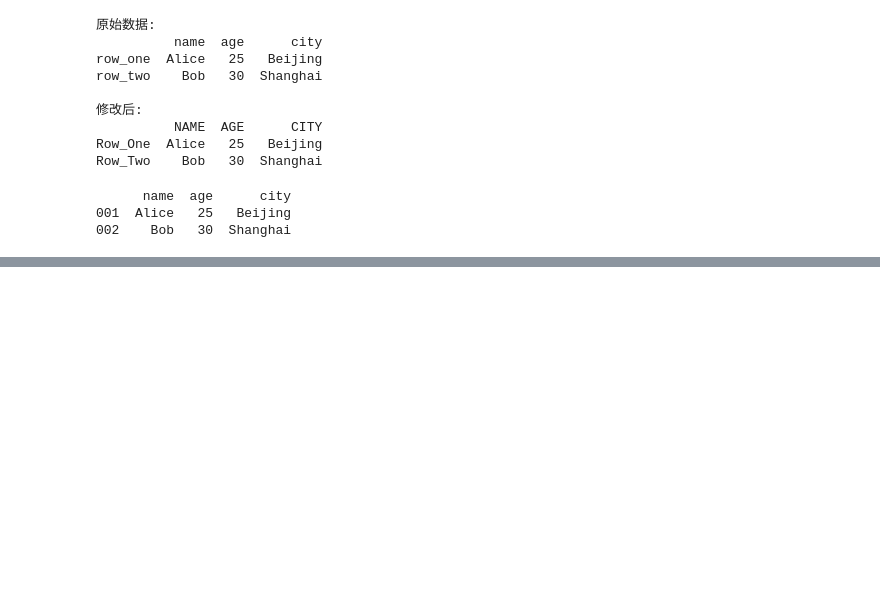
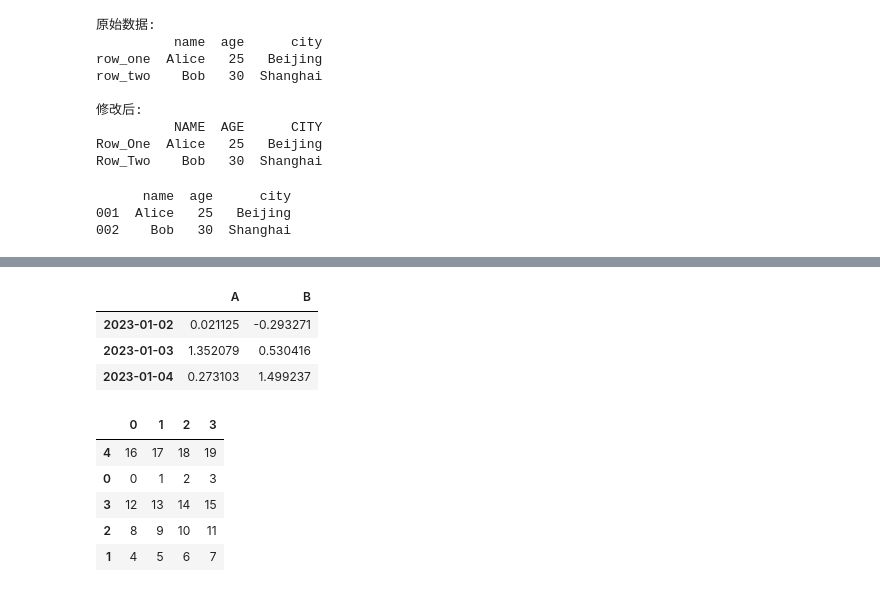
Before and after one commit to MAZIZHUO/my_project, a Jupyter notebook: 09_pyda-2e_study/07_data_cleaning_and_preparation.ipynb, the cells around one changed output, grey strips where cells are left out. Saved outputs shown, nothing was run; the diff lists cells and outputs as text; code cells hidden in the pictures; blank space fills up the shorter version.

```diff
--- a/09_pyda-2e_study/07_data_cleaning_and_preparation.ipynb
+++ b/09_pyda-2e_study/07_data_cleaning_and_preparation.ipynb
@@ -525,0 +983,41 @@ print(data)
+# %%
+# 假设索引是日期
+dates = pd.date_range('2023-01-01', periods=5)
+data = pd.DataFrame(np.random.randn(5, 2),
+                    index=dates,
+                    columns=['A', 'B'])
+
+# .loc 按日期标签 - 包含结束日期
+data.loc['2023-01-02':'2023-01-04']
+# 包含 01-02, 01-03, 01-04 三天
+
+# .iloc 按位置 - 不包含结束位置
+data.iloc[1:4]
+# 包含位置 1, 2, 3（第2、3、4行）
+# %% [output]
+|  | A | B |
+| 2023-01-02 | 0.021125 | -0.293271 |
+| 2023-01-03 | 1.352079 | 0.530416 |
+| 2023-01-04 | 0.273103 | 1.499237 |
+# %%
+df = pd.DataFrame(np.arange(5 * 4).reshape((5, 4)))
+# reshape((5, 4))是将一维数组转换为二维数组
+# np.arange(5 * 4)生成一个从 0 到 19 的 20 个整数的数组
+sampler = np.random.permutation(5)
+# permutation(5)生成一个从 0 到 4 的随机排列
+# sampler 是一个随机的 5 个整数的数组，每个整数从 0 到 4 且不重复
+df.iloc[sampler]
+# sampler 中的索引是随机的，所以每次运行结果不同
+# .iloc是属性，.take是方法
+
+df.sample(n=3)
+# 随机采样 3 行
+
+df.sample(frac=1)  # frac=1 表示返回所有行，但随机排序
+# %% [output]
+|  | 0 | 1 | 2 | 3 |
+| 4 | 16 | 17 | 18 | 19 |
+| 0 | 0 | 1 | 2 | 3 |
+| 3 | 12 | 13 | 14 | 15 |
+| 2 | 8 | 9 | 10 | 11 |
+| 1 | 4 | 5 | 6 | 7 |
```
Also changed, not shown: parts of 34 cells of this notebook, 6 other files.
